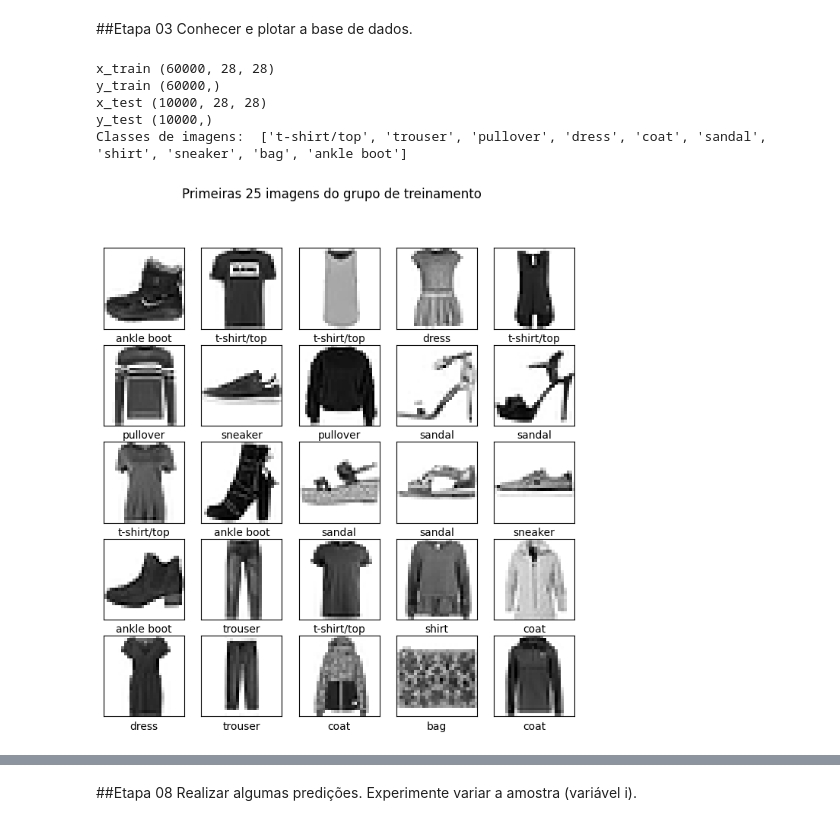
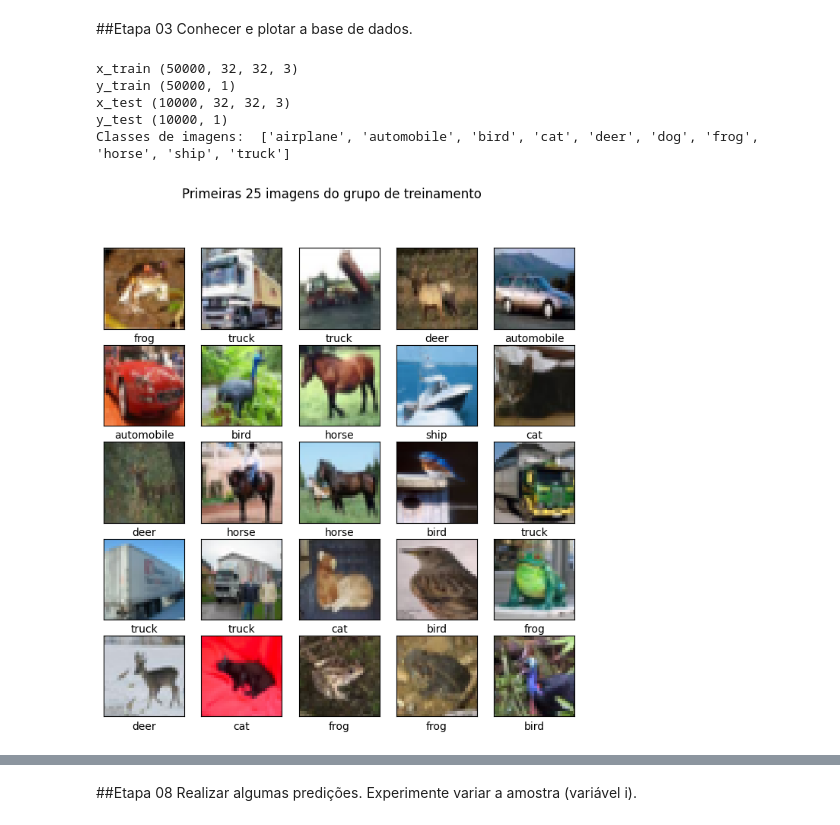
Before and after one commit to fbaltor/et-287, a Jupyter notebook: CNN_CIFAR10.ipynb, the cells around one changed output, grey strips where cells are left out. Cells and saved outputs as stored; diff of their text form; code cells hidden in the pictures.

```diff
--- a/CNN_CIFAR10.ipynb
+++ b/CNN_CIFAR10.ipynb
@@ -30,4 +28,4 @@ Importar a base de dados Fashion MNIST do Keras.
 
 Curiosidade: O Keras fornece um conjunto de base de dados para aprendizado. Veja mais em: https://keras.io/api/datasets/
 # %%
-(x_train, y_train), (x_test, y_test) = keras.datasets.fashion_mnist.load_data()
+(x_train, y_train), (x_test, y_test) = keras.datasets.cifar10.load_data()
@@ -44,49 +33,48 @@ Downloading data from https://storage.googleapis.com/tensorflow/tf-keras-dataset
 ##Etapa 03
 Conhecer e plotar a base de dados.
 # %%
-#Nome das categorias:
-# Label               Descrição
-# 0                   T-shirt/top
-# 1                   Trouser
-# 2                   Pullover
-# 3                   Dress
-# 4                   Coat
-# 5                   Sandal
-# 6                   Shirt
-# 7                   Sneaker
-# 8                   Bag
-# 9                   Ankle boot
+# Nome das categorias:
+# Label Descrição
+# 0	airplane
+# 1	automobile
+# 2	bird
+# 3	cat
+# 4	deer
+# 5	dog
+# 6	frog
+# 7	horse
+# 8	ship
+# 9	truck
 
-#Verificar a quantidade de dados para treinamento e validação
+# Verificar a quantidade de dados para treinamento e validação
 print('x_train', x_train.shape)
 print('y_train', y_train.shape)
 print('x_test', x_test.shape)
 print('y_test', y_test.shape)
 
-#Define uma lista com os nomes das categorias
-class_names = ['t-shirt/top', 'trouser', 'pullover', 'dress', 'coat',
-               'sandal', 'shirt', 'sneaker', 'bag', 'ankle boot']
+# Define uma lista com os nomes das categorias
+class_names = ['airplane', 'automobile', 'bird', 'cat', 'deer', 'dog', 'frog', 'horse', 'ship', 'truck']
 
 print('Classes de imagens: ', class_names)
 
-#Plotar imagem
+# Plotar imagem
 plt.figure(figsize=(8,8))
 plt.suptitle('Primeiras 25 imagens do grupo de treinamento')
 for i in range(25):
   plt.subplot(5,5,i+1)
   plt.xticks([])
   plt.yticks([])
   plt.grid(False)
   plt.imshow(x_train[i], cmap=plt.cm.binary)
-  plt.xlabel(class_names[y_train[i]])
+  plt.xlabel(class_names[y_train[i][0]])
 plt.show()
 # %% [output]
-x_train (60000, 28, 28)
-y_train (60000,)
-x_test (10000, 28, 28)
-y_test (10000,)
-Classes de imagens:  ['t-shirt/top', 'trouser', 'pullover', 'dress', 'coat', 'sandal', 'shirt', 'sneaker', 'bag', 'ankle boot']
+x_train (50000, 32, 32, 3)
+y_train (50000, 1)
+x_test (10000, 32, 32, 3)
+y_test (10000, 1)
+Classes de imagens:  ['airplane', 'automobile', 'bird', 'cat', 'deer', 'dog', 'frog', 'horse', 'ship', 'truck']
-[figure, old version]
+[figure, new version]
 # %%
 x_train[0,:,:]
 # %% [output]
```
Also changed, not shown: parts of 15 cells of this notebook.
